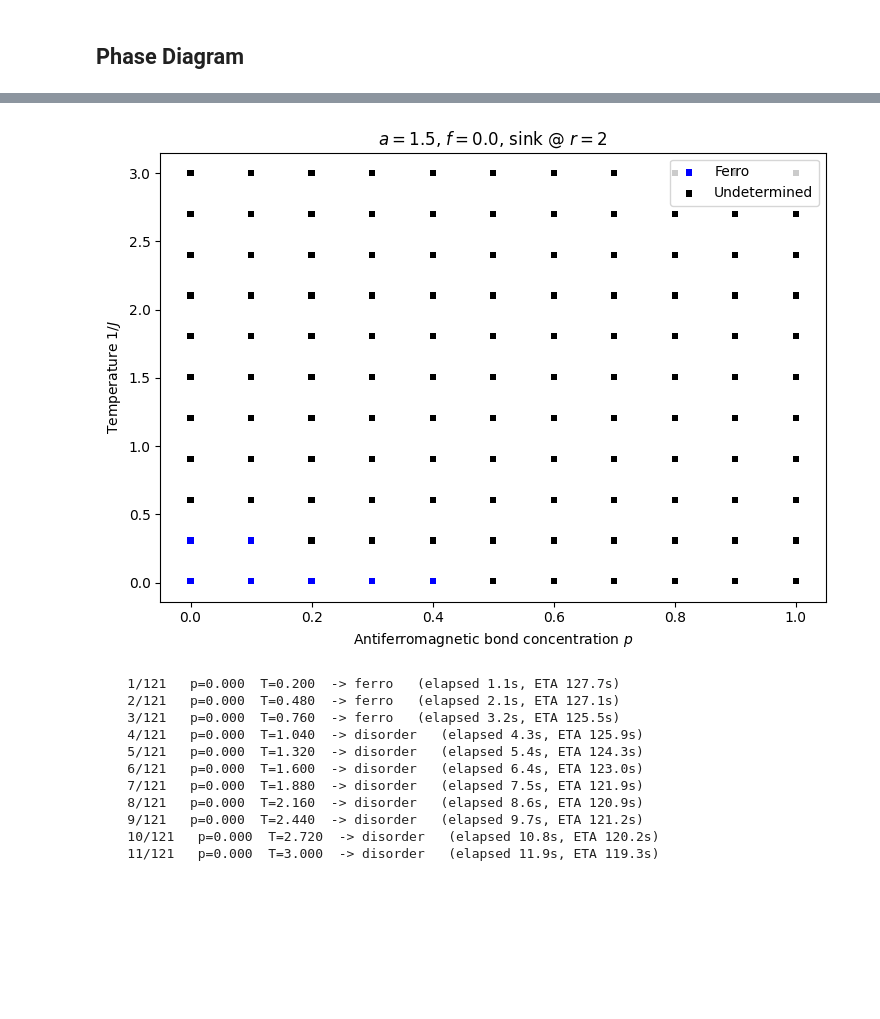
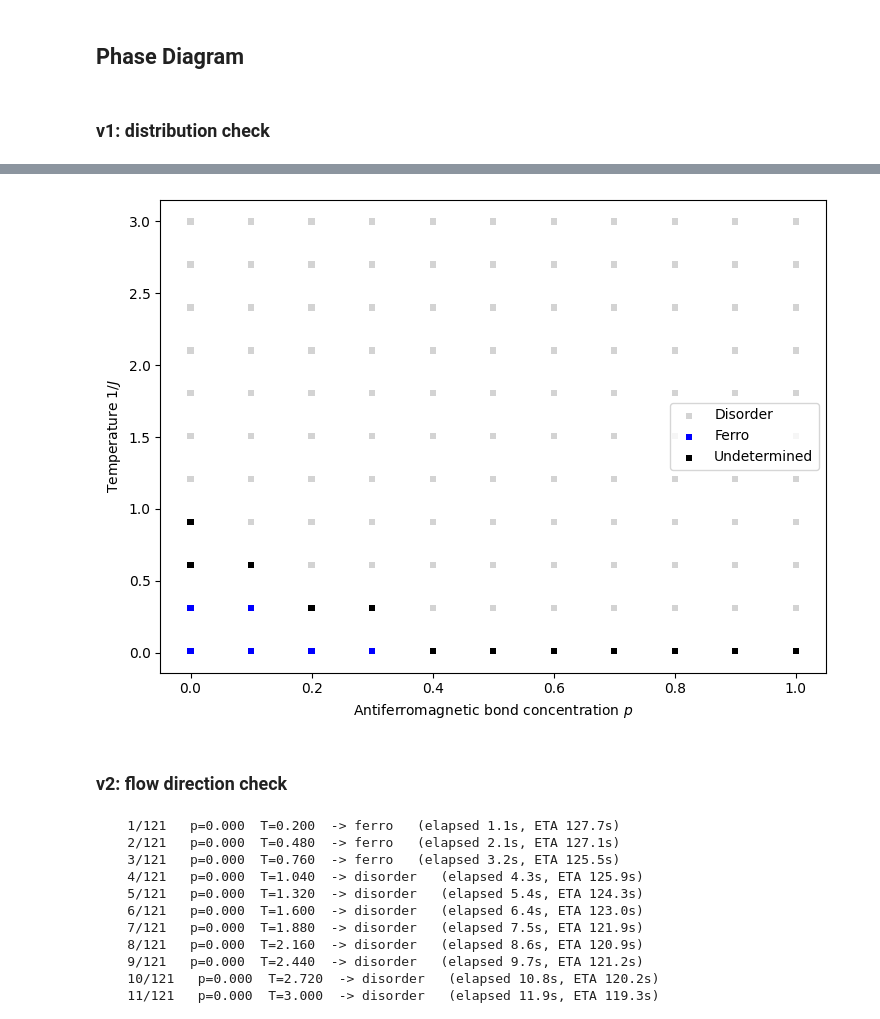
Before and after one commit to erbilcanartun/long-range-ising-chain, a Jupyter notebook: notebooks/population_dynamics.ipynb, the cells around one changed output, grey strips where cells are left out. Drawn from its saved outputs; the diff is of its cells as text; code cells hidden in the pictures; blank space fills up the shorter version.

```diff
--- a/notebooks/population_dynamics.ipynb
+++ b/notebooks/population_dynamics.ipynb
@@ -523,6 +539,8 @@ plot_pool_distributions_by_step(flow, r=2)
 [figure]
 # %% [markdown]
 ## Phase Diagram
+# %% [markdown]
+### v1: distribution check
 # %%
 # ---------------------------------------------------------------------------
 # Phase classification on sink pools
@@ -798,9 +816,9 @@ T_values = np.linspace(0.01, 3.0, 11)
 # Fixed model parameters
 a = 1.5       # long-range exponent
 f = 0.0       # zero-bond fraction; try 0.1, 0.3 for dilute cases
-D = 5000      # initial max distance
+D = 10000      # initial max distance
 N = 1000      # pool size
-n_steps = 5   # RG iterations
+n_steps = 7   # RG iterations
 
 # After n_steps the available sink distances are roughly D / 3^n_steps;
 # pick track_r so those distances still exist:
@@ -813,17 +831,17 @@ disorder, ferro, antiferro, undetermined = scan_phase_sinks_p_T_pool(
     T_values=T_values,
     a=a, f=f,
     D=D, N=N, n_steps=n_steps,
-    track_r=(1,),
-    thr_zero=0.01,
+    track_r=(2,),
+    thr_zero=0.05,
     thr_ord=50.0,
-    frac_required=0.50,
+    frac_required=0.60,
     base_seed=12345,
-    progress="tqdm", # "text", "tqdm" or None
+    progress="text", # "text", "tqdm" or None
 )
 
 plot_phase_points_p_T_pool(
     disorder, ferro, antiferro, undetermined,
-    title=f"$a={a}$, $f={f}$, sink @ $r=2$",
+    #title=f"$a={a}$, $f={f}$, sink @ $r=2$",
     marker_size=20,
     #fig_name="phase_diagram_a1_f0.png",
 )
@@ -831,4 +866,6 @@ plot_phase_points_p_T_pool(
-[figure, old version]
+[figure, new version]
+# %% [markdown]
+### v2: flow direction check
 # %%
 # ---------------------------------------------------------------------------
 # Phase classification from the last two RG-step values
```
Also changed, not shown: parts of 6 cells of this notebook.
